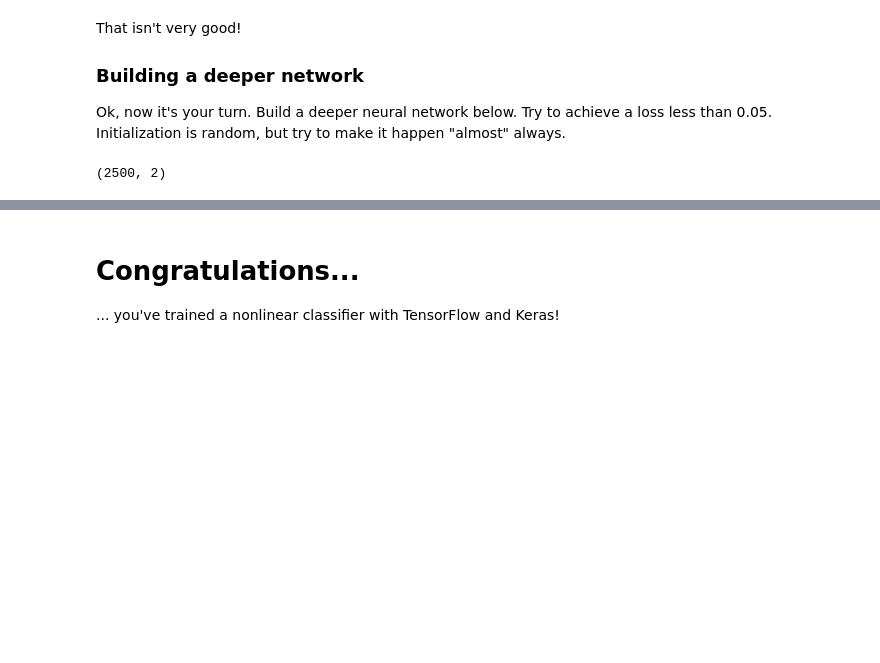
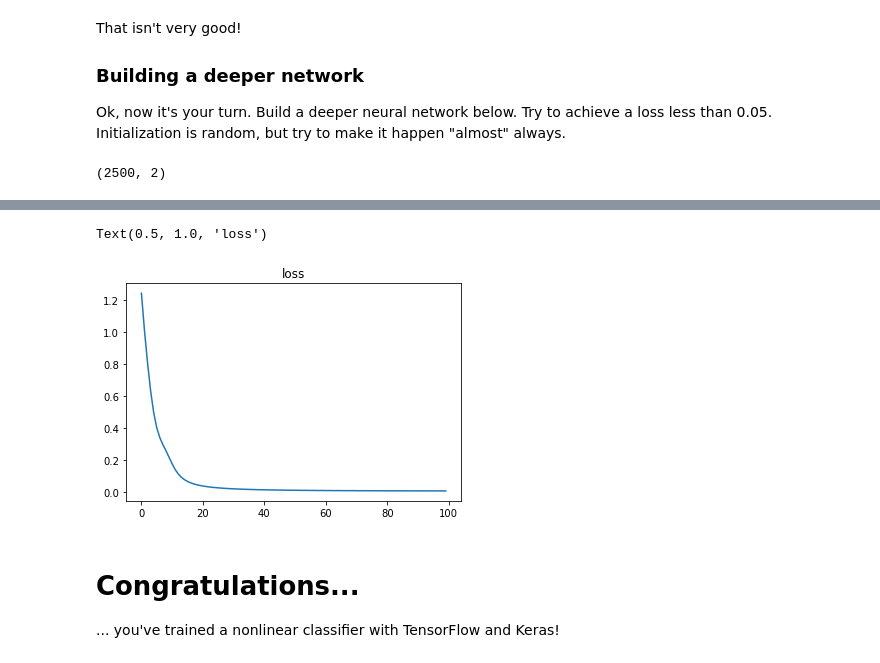
Before and after one commit to smahensaria/2021-summer-main, a Jupyter notebook: assignment/a2/TensorFlow.ipynb, the cells around one changed output, grey strips where cells are left out. Cells and saved outputs as stored; diff of their text form; code cells hidden in the pictures; blank space fills up the shorter version.

```diff
--- a/assignment/a2/TensorFlow.ipynb
+++ b/assignment/a2/TensorFlow.ipynb
@@ -247,3 +369,15 @@ plt.scatter(X_test[:,0], X_test[:,1], c=predictions[:,0]>0.5, cmap='bwr')
+# %%
+fig, axs = plt.subplots(1, 1)
+fig.subplots_adjust(left=0.2, wspace=0.6)
+ax1 = axs[0]
+plt.plot(history_1.history['loss'])
+#ax1.plot(history_1.history['val_loss'])
+plt.title('loss') # - no dropout')
+#ax1.set_ylabel('loss', bbox=box)
+#plt.ylim(0, 0.7)
+# %% [output]
+Text(0.5, 1.0, 'loss')
+[figure, added]
 # %% [markdown]
 # Congratulations...
 ... you've trained a nonlinear classifier with TensorFlow and Keras!
```
Also changed, not shown: parts of 5 cells of this notebook, 3 other files.
